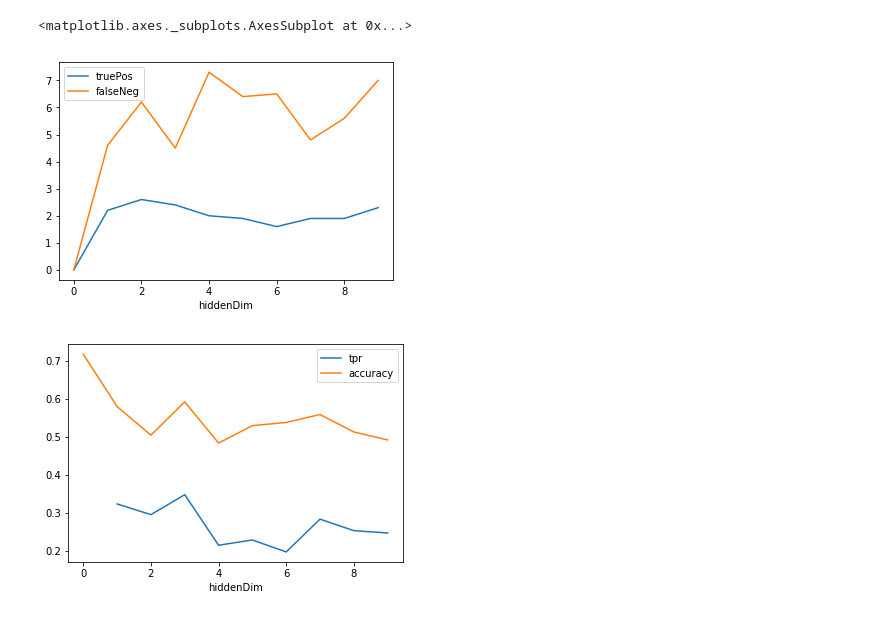
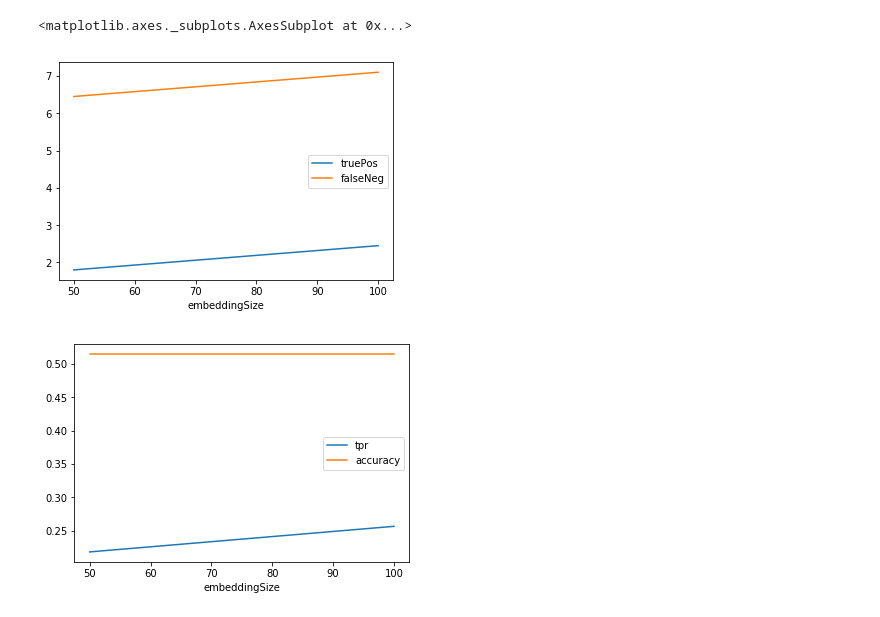
Before and after one commit to ac4649/datalogue_challenge, a Jupyter notebook: runStatsViewer.ipynb, the cells around one changed output. Cells and saved outputs as stored; diff of their text form; code cells hidden in the pictures.

```diff
--- a/runStatsViewer.ipynb
+++ b/runStatsViewer.ipynb
@@ -116,9 +104,9 @@ stats
 # %%
 # plt = stats[stats['test'] == 'sum']['truePos'].plot() # create sub-plots for
 # stats.groupby('test').plot(x='n_estimators',y=['truePos','falsePos'])
-stats[stats['test'] == 'hidden_dimm'].plot(x='hiddenDim',y=['truePos','falseNeg'])
-stats[stats['test'] == 'hidden_dimm'].plot(x='hiddenDim',y=['tpr','accuracy'])
+stats[stats['test'] == 'embedding_dimm'].plot(x='embeddingSize',y=['truePos','falseNeg'])
+stats[stats['test'] == 'embedding_dimm'].plot(x='embeddingSize',y=['tpr','accuracy'])
 # %% [output]
 <matplotlib.axes._subplots.AxesSubplot at 0x...>
-[figure, old version]
+[figure, new version]
-[figure, old version]
+[figure, new version]
```
Also changed, not shown: parts of 3 cells of this notebook, 19 other files.
